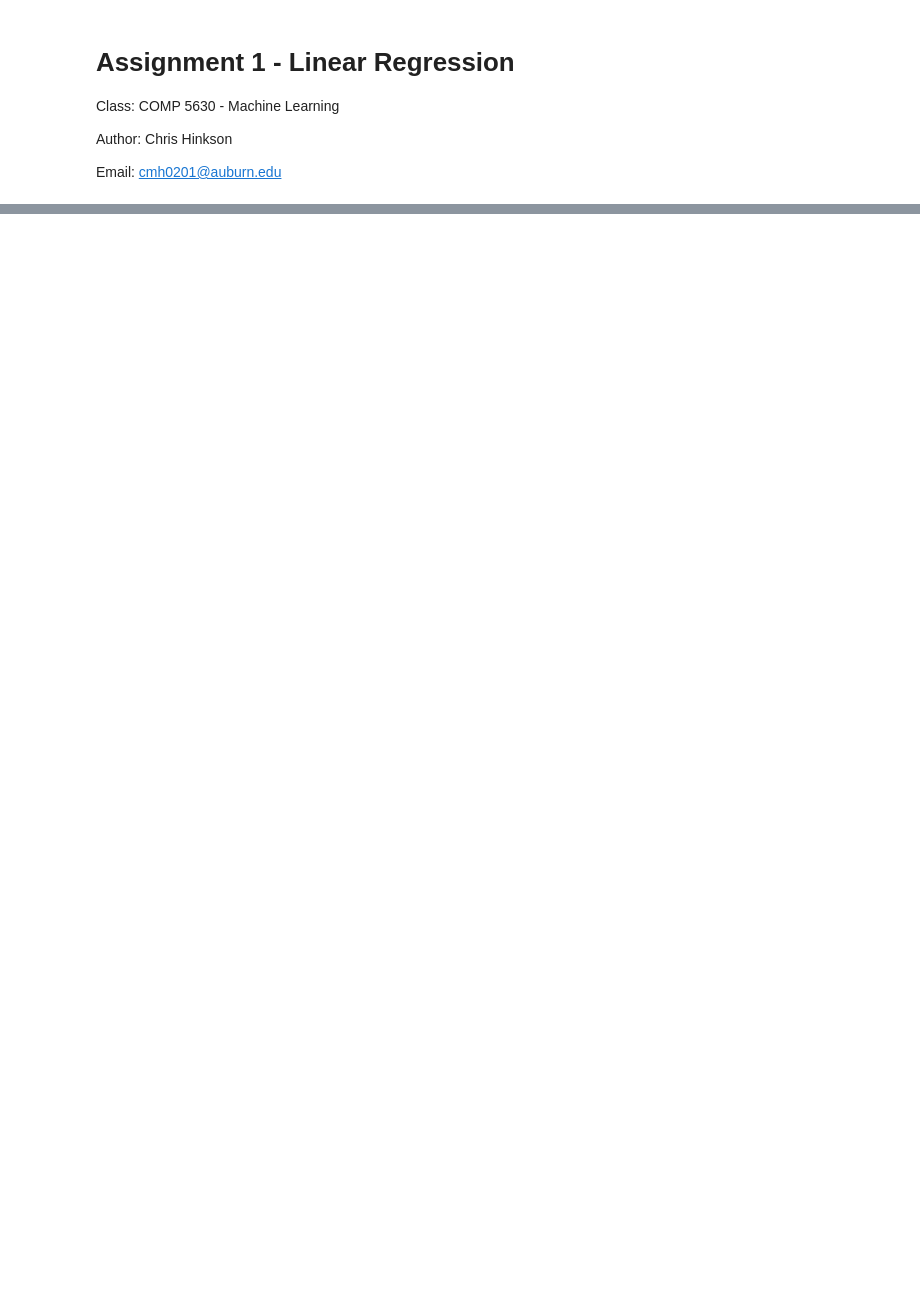
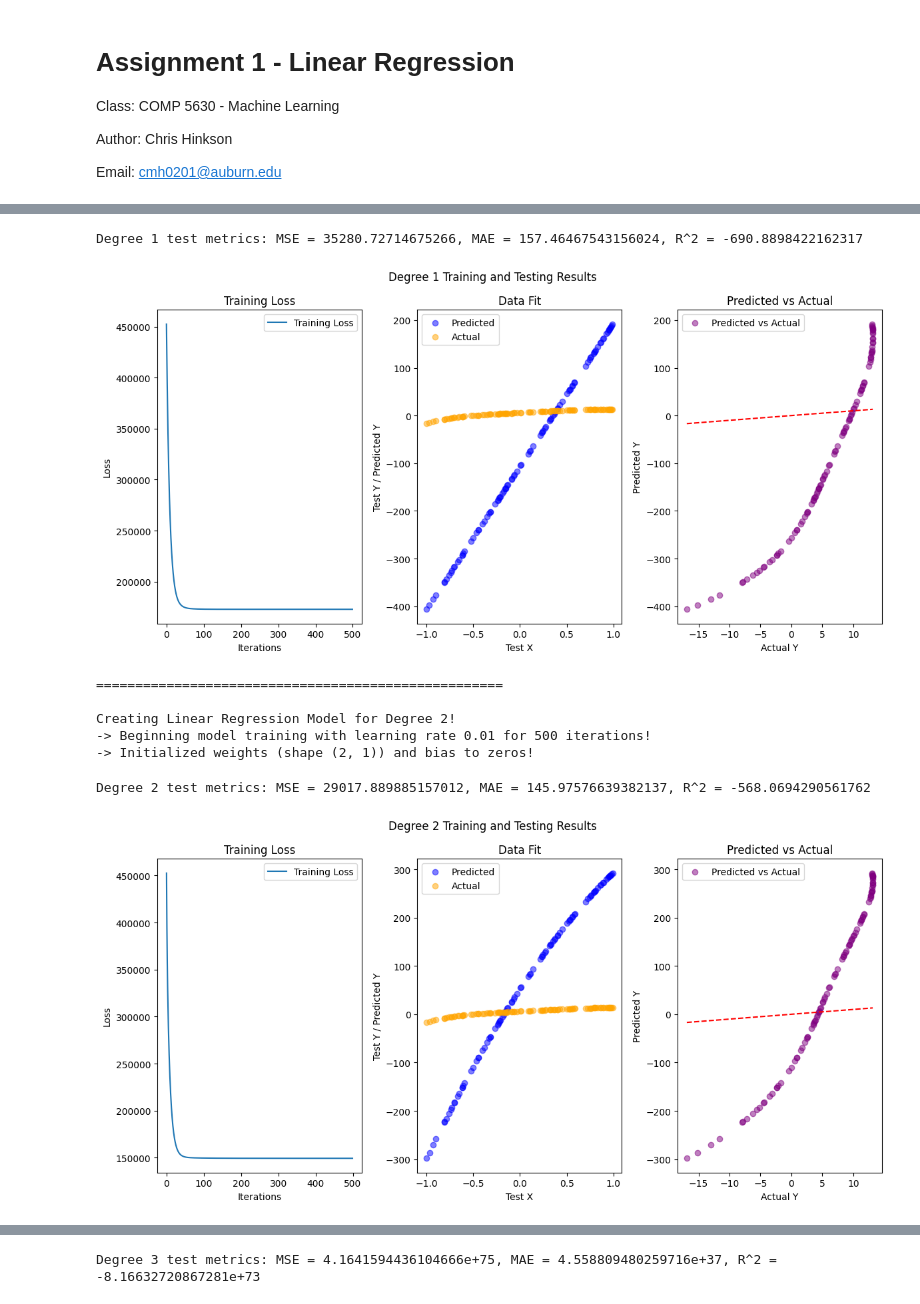
Before and after one commit to cmh02/COMP5630---Machine-Learning, a Jupyter notebook: Assignment1 - Linear Regression/src/assignment1_linearregression.ipynb, the cells around one changed output, grey strips where cells are left out. Drawn from its saved outputs; the diff is of its cells as text; code cells hidden in the pictures; blank space fills up the shorter version.

Commit message:
Added polynomial regression for task1

```diff
--- a/Assignment1 - Linear Regression/src/assignment1_linearregression.ipynb
+++ b/Assignment1 - Linear Regression/src/assignment1_linearregression.ipynb
@@ -312,0 +270,69 @@ Test Metrics: MSE = 35281.33987756846, MAE = 157.46573752234784, R^2 = -690.9018
+# %%
+'''
+TASK 1 EXECUTION
+
+This code cell will create a linear regression model then train and test it on the provided datasets.
+
+Due to findings in the data, I have created a simple way to show both simple linear regression results
+(where degree is just 1) and polynomial regression results (with degrees 2 and 3). Although this was
+not explicitly described in the assignment instructions, I believe it is necessary to show the differences
+and provide better evaluation of model predictions.
+'''
+
+# Iterate through polynomial degrees 1, 2, and 3
+for degree in [1, 2, 3]:
+
+	# Get the training and test data for the current degree
+	if degree == 1:
+		# For degree 1, we just use the original data
+		trainingX = Task1DataLoader.trainingX
+		testX = Task1DataLoader.testingX
+	else:
+		# For higher degrees, we have to loop and calculate the feature for each level then stack together to get a new dataset
+		trainingNewPolynomialFeatures = []
+		testNewPolynomialFeatures = []
+		for i in range(2, degree + 1):
+			trainingNewPolynomialFeatures.append(np.power(Task1DataLoader.trainingX, i))
+			testNewPolynomialFeatures.append(np.power(Task1DataLoader.testingX, i))
+		trainingX = np.hstack([Task1DataLoader.trainingX, *trainingNewPolynomialFeatures])
+		testX = np.hstack([Task1DataLoader.testingX, *testNewPolynomialFeatures])
+
+	# Initialize model, train, and test
+	print(f"\nCreating Linear Regression Model for Degree {degree}!")
+	LinearRegressionModel = LinearRegression(learningRate=0.01, numIterations=500)
+	trainingLosses = LinearRegressionModel.trainModel(trainingX, Task1DataLoader.trainingY)
+	testMeanSquaredError, testMeanAbsoluteError, testRSquared, predictionsY = LinearRegressionModel.testModel(testX, Task1DataLoader.testingY)
+	print(f"Degree {degree} test metrics: MSE = {testMeanSquaredError}, MAE = {testMeanAbsoluteError}, R^2 = {testRSquared}")
+
+	# Make plot figure to display results (loss over time, predictions vs actual)
+	fig, (ax1, ax2, ax3) = plt.subplots(1, 3, figsize=(12, 6))
+	fig.suptitle(f"Degree {degree} Training and Testing Results")
+	fig.canvas.draw()
+
+	# Plot training loss over iterations
+	ax1.plot(trainingLosses, label="Training Loss")
+	ax1.set_title("Training Loss")
+	ax1.set_xlabel("Iterations")
+	ax1.set_ylabel("Loss")
+	ax1.legend()
+
+	# Plot x vs y predictions and actual
+	ax2.scatter(testX[:, 0], predictionsY, color='blue', alpha=0.5, label='Predicted')
+	ax2.scatter(testX[:, 0], Task1DataLoader.testingY, color='orange', alpha=0.5, label='Actual')
+	ax2.set_title("Data Fit")
+	ax2.set_xlabel("Test X")
+	ax2.set_ylabel("Test Y / Predicted Y")
+	ax2.legend()
+
+	# Plot y predictions vs actual (and ideal line)
+	ax3.scatter(Task1DataLoader.testingY, predictionsY, color='purple', alpha=0.5, label='Predicted vs Actual')
+	ax3.plot([min(Task1DataLoader.testingY), max(Task1DataLoader.testingY)], [min(Task1DataLoader.testingY), max(Task1DataLoader.testingY)], 'r--')
+	ax3.set_title("Predicted vs Actual")
+	ax3.set_xlabel("Actual Y")
+	ax3.set_ylabel("Predicted Y")
+	ax3.legend()
+
+	# Show plots
+	plt.tight_layout()
+	plt.show()
+# %% [output]
@@ -312,0 +344,9 @@ Test Metrics: MSE = 35281.33987756846, MAE = 157.46573752234784, R^2 = -690.9018
+Degree 1 test metrics: MSE = 35280.72714675266, MAE = 157.46467543156024, R^2 = -690.8898422162317
+[figure, added]
+====================================================
+
+Creating Linear Regression Model for Degree 2!
+-> Beginning model training with learning rate 0.01 for 500 iterations!
+-> Initialized weights (shape (2, 1)) and bias to zeros!
+Degree 2 test metrics: MSE = 29017.889885157012, MAE = 145.97576639382137, R^2 = -568.0694290561762
+[figure, added]
@@ -312,0 +358 @@ Test Metrics: MSE = 35281.33987756846, MAE = 157.46573752234784, R^2 = -690.9018
+Degree 3 test metrics: MSE = 4.1641594436104666e+75, MAE = 4.558809480259716e+37, R^2 = -8.16632720867281e+73
```
Also changed, not shown: parts of 3 cells of this notebook.
